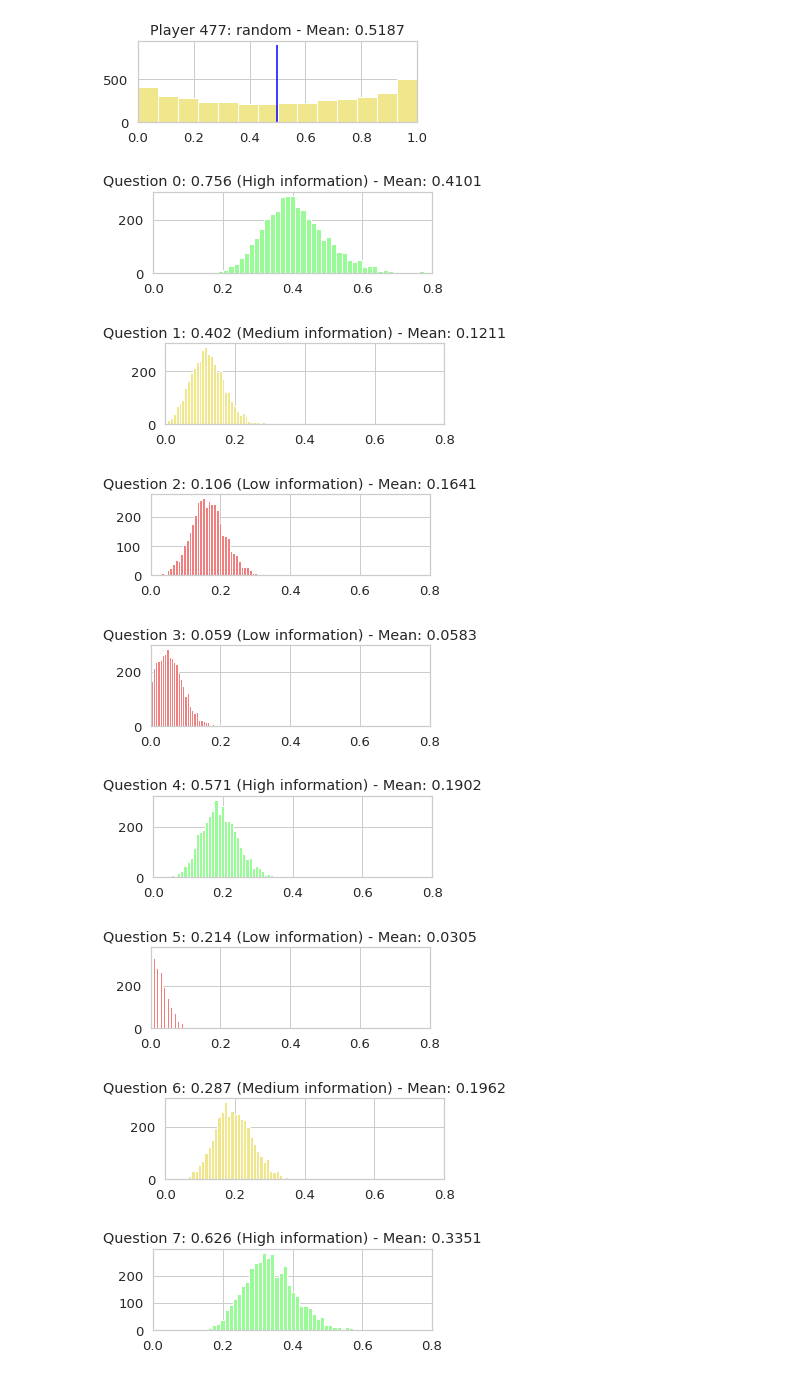
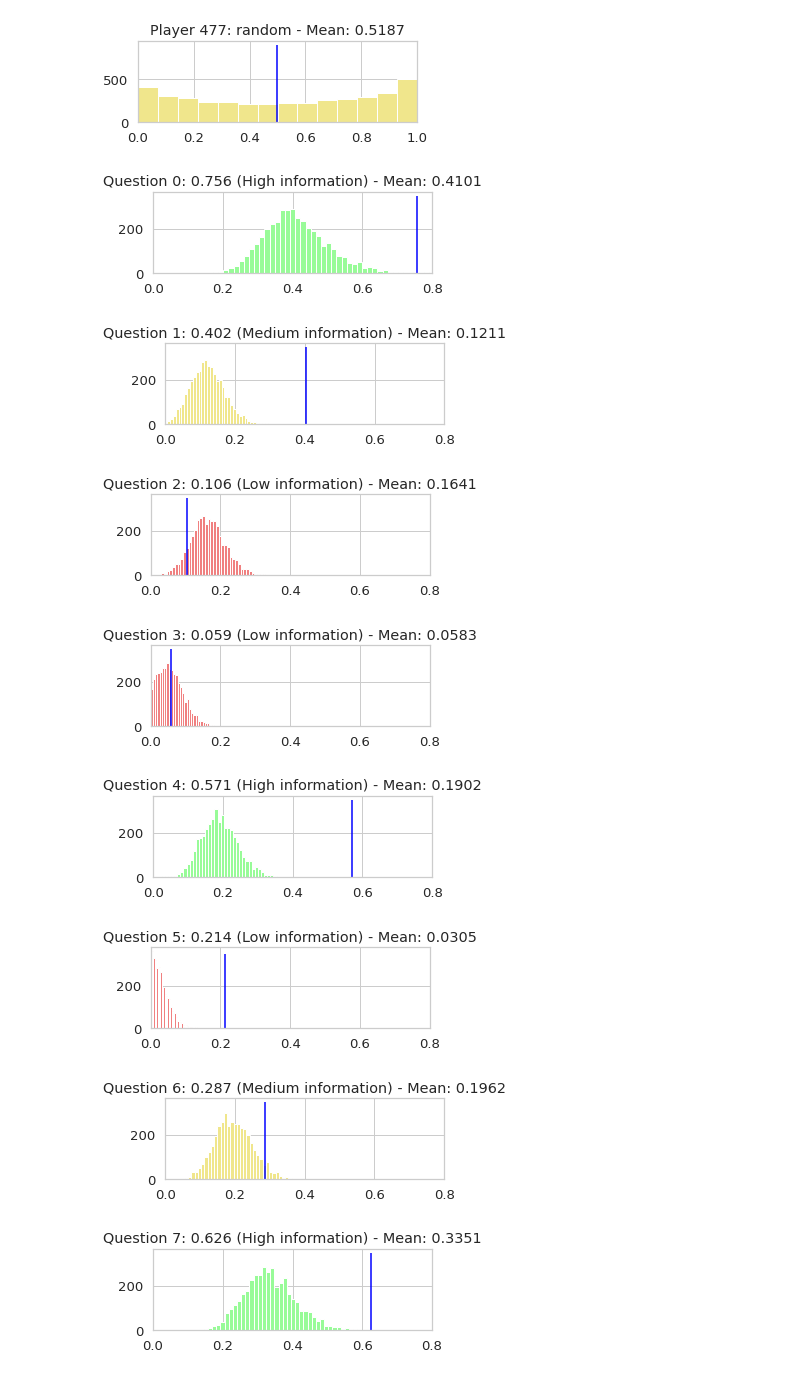
Before and after one commit to rayuelaproject/Simulator_Synthetic-Data, a Jupyter notebook: Simulator_PyStan.ipynb, the cells around one changed output. Drawn from its saved outputs; the diff is of its cells as text; code cells hidden in the pictures.

```diff
--- a/Simulator_PyStan.ipynb
+++ b/Simulator_PyStan.ipynb
@@ -192,3 +192,25 @@ Player risky with question low information ---> Prob to answer risky = 0.60
 Player risky with question medium information ---> Prob to answer risky = 0.75
 Player risky with question high information ---> Prob to answer risky = 0.86
 [figure]
+# %%
+# Mode == 3PL
+
+# Visualization
+
+player = np.linspace(-5, 5, 7)
+
+question = np.linspace(0,1,100)
+
+cs = np.linspace (0,0.9,5)
+
+for c in cs:
+  for i,p in enumerate(player):
+    y = c+((1-c)/(1+np.exp(-question*p)))
+    plt.plot(question, y, label=f'player {p:.1f}')
+  plt.xlabel('Question parameter')
+  plt.ylabel('Probability to answer risky')
+  plt.ylim(0,1)
+  plt.grid(True)
+  plt.legend()
+  print(f'c = {c}')
+  plt.show()
@@ -664,29 +697,30 @@ for i in players_plot:
 # %%
 for i in range(n_questions):
     # difficulty
     difficulty = game_1.difficulty_questions[i]
     if low_limit_question <= difficulty < (high_limit_question/3):
         diff_label = 'Low information'
         color_hist = 'lightcoral'
     elif (high_limit_question/3) <= difficulty < (2*high_limit_question/3):
         diff_label = 'Medium information'
         color_hist = 'khaki'
     elif (2*high_limit_question/3) <= difficulty < high_limit_question:
         diff_label = 'High information'
         color_hist = 'palegreen'
     plt.figure(figsize=(5,1.5))
     plt.grid(True)
     plt.xlim([low_limit_question, high_limit_question])
     column_name = f'beta.{i+1}'
     plt.hist(df[column_name], bins='auto', color=color_hist)
+    plt.vlines(x=game_1.difficulty_questions[i], ymin=0, ymax=350, colors=['blue'])
     plt.title(f'Question {i}: {difficulty:.3f} ({diff_label}) - Mean: {df[column_name].mean():.4f}')
     plt.show()
 # %% [output]
-[figure, old version]
+[figure, new version]
-[figure, old version]
+[figure, new version]
-[figure, old version]
+[figure, new version]
-[figure, old version]
+[figure, new version]
-[figure, old version]
+[figure, new version]
-[figure, old version]
+[figure, new version]
-[figure, old version]
+[figure, new version]
-[figure, old version]
+[figure, new version]
```
Also changed, not shown: parts of 2 cells of this notebook, 1 other file.
